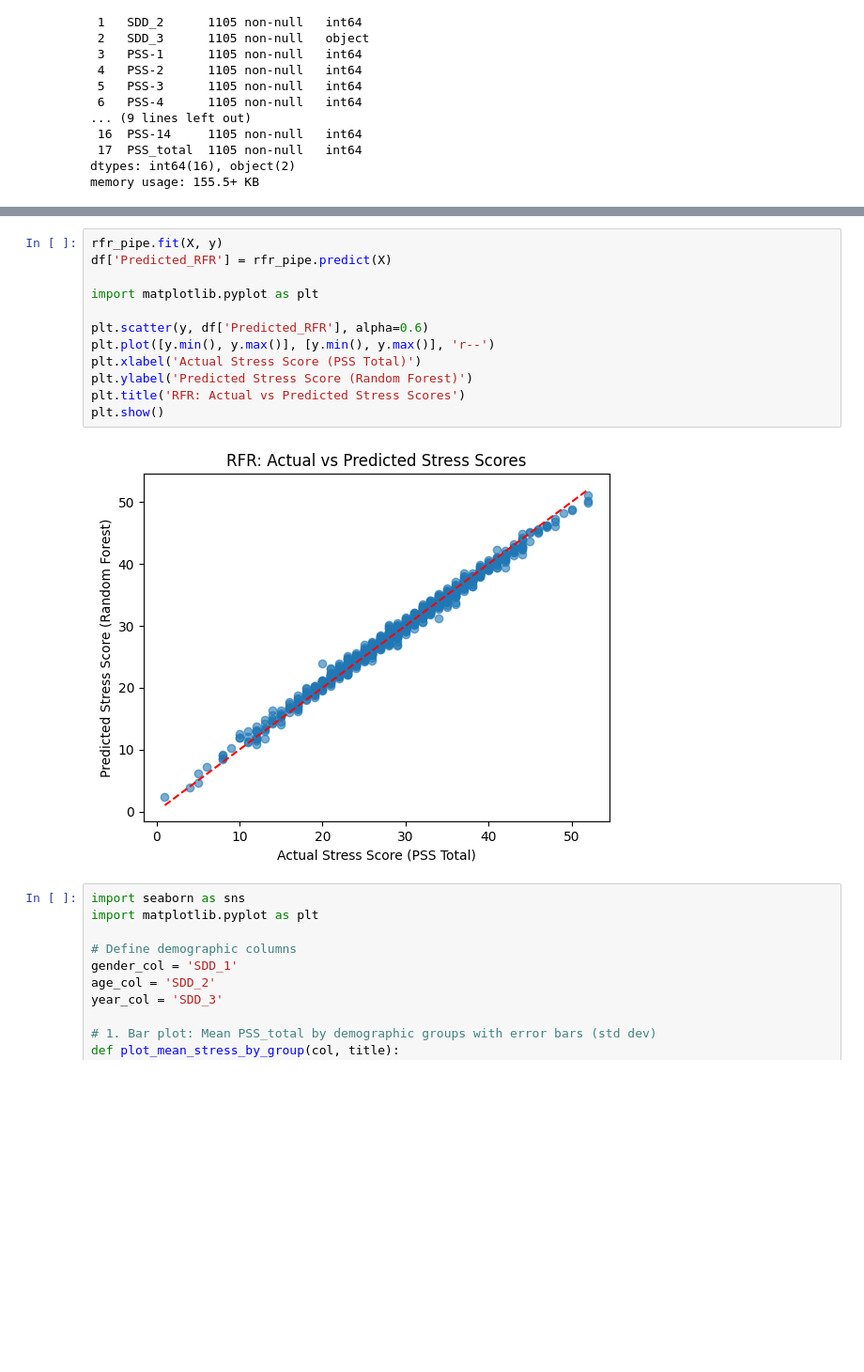
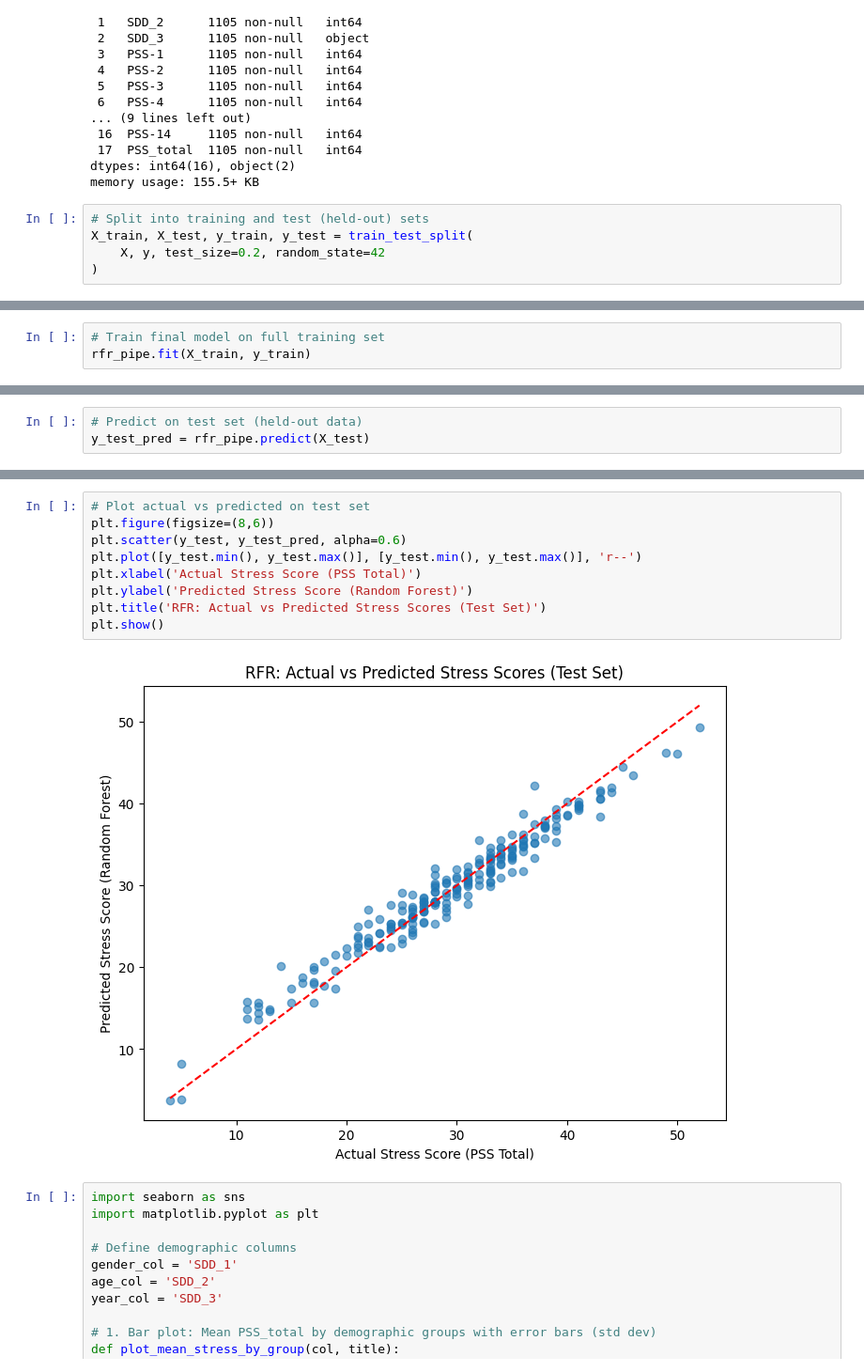
Before and after one commit to Alglenrey/STRESS-PREDICTION, a Jupyter notebook: Baseline Models/RFR.ipynb, the cells around one changed output, grey strips where cells are left out. Shown: that part at 94% size. Drawn from its saved outputs; the diff is of its cells as text; blank space fills up the shorter version.

```diff
--- a/Baseline Models/RFR.ipynb
+++ b/Baseline Models/RFR.ipynb
@@ -68,4 +70,9 @@ Data columns (total 18 columns):
  17  PSS_total  1105 non-null   int64
 dtypes: int64(16), object(2)
 memory usage: 155.5+ KB
+# %%
+# Split into training and test (held-out) sets
+X_train, X_test, y_train, y_test = train_test_split(
+    X, y, test_size=0.2, random_state=42
+)
 # %%
@@ -92,0 +98,3 @@ Random Forest Average R^2: 0.9373706431573462
+# %%
+# Train final model on full training set
+rfr_pipe.fit(X_train, y_train)
@@ -92,0 +105,3 @@ Random Forest Average R^2: 0.9373706431573462
+# %%
+# Predict on test set (held-out data)
+y_test_pred = rfr_pipe.predict(X_test)
@@ -93,17 +121,14 @@ Random Forest Average R^2: 0.9373706431573462
 # %%
-rfr_pipe.fit(X, y)
-df['Predicted_RFR'] = rfr_pipe.predict(X)
-
-import matplotlib.pyplot as plt
-
-plt.scatter(y, df['Predicted_RFR'], alpha=0.6)
-plt.plot([y.min(), y.max()], [y.min(), y.max()], 'r--')
+# Plot actual vs predicted on test set
+plt.figure(figsize=(8,6))
+plt.scatter(y_test, y_test_pred, alpha=0.6)
+plt.plot([y_test.min(), y_test.max()], [y_test.min(), y_test.max()], 'r--')
 plt.xlabel('Actual Stress Score (PSS Total)')
 plt.ylabel('Predicted Stress Score (Random Forest)')
-plt.title('RFR: Actual vs Predicted Stress Scores')
+plt.title('RFR: Actual vs Predicted Stress Scores (Test Set)')
 plt.show()
 # %% [output]
-[figure, old version]
+[figure, new version]
 # %%
 import seaborn as sns
 import matplotlib.pyplot as plt
```
Also changed, not shown: parts of 5 cells of this notebook, 6 other files.
